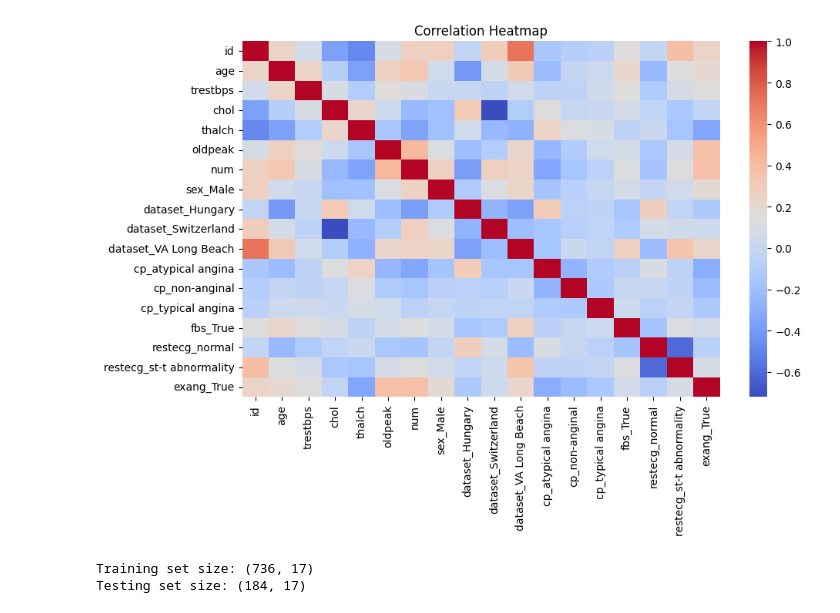
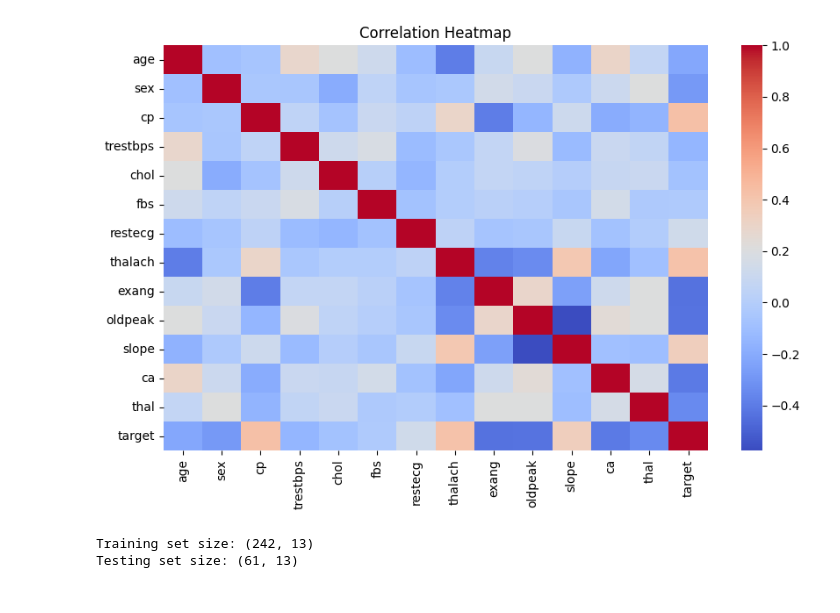
Before and after one commit to PES2UG23CS290/Predicting-Disease-Type-from-Clinical-Measurements, a Jupyter notebook: disease_pred.ipynb, the cells around one changed output. Drawn from its saved outputs; the diff is of its cells as text; code cells hidden in the pictures.

Commit message:
Updated model with new dataset

```diff
--- a/disease_pred.ipynb
+++ b/disease_pred.ipynb
@@ -21,11 +1,18 @@ dtype: int64
 # %%
-
+import pandas as pd
+import numpy as np
 import matplotlib.pyplot as plt
 import seaborn as sns
 
+from sklearn.preprocessing import StandardScaler
 from sklearn.linear_model import LogisticRegression
-from sklearn.preprocessing import StandardScaler
-from sklearn.model_selection import train_test_split,cross_val_score
+from sklearn.model_selection import train_test_split, cross_val_score
 from sklearn.metrics import precision_score, recall_score, f1_score
 from sklearn.metrics import accuracy_score, confusion_matrix, classification_report
 from sklearn.svm import SVC
+
+
+
+data=pd.read_csv("heart-disease-UCI.csv")
+print("data loaded")
+print(data.head())
@@ -41,0 +114,3 @@ Name: proportion, dtype: float64
+# %%
+data=data.dropna()
+print("\nShape after dropping missing rows:", data.shape)
@@ -42,20 +119,19 @@ Name: proportion, dtype: float64
 # %%
 
-# #  Feature Engineering
+# Feature Engineering
 
-# cat_cols = data.select_dtypes(include=['object']).columns
-# num_cols = data.select_dtypes(include=['int64', 'float64']).columns
+cat_cols = data.select_dtypes(include=['object']).columns
+num_cols = data.select_dtypes(include=['int64', 'float64']).columns
 
-# print("Categorical columns:", list(cat_cols))
-# print("Numerical columns:", list(num_cols))
+print("Categorical columns:", list(cat_cols))
+print("Numerical columns:", list(num_cols))
 
-# # Encode categorical features using one-hot encoding
-# df_encoded = pd.get_dummies(data, columns=cat_cols, drop_first=True)
+# Encode categorical features using one-hot encoding
+df_encoded = pd.get_dummies(data, columns=cat_cols, drop_first=True)
 
-# print("\nShape after encoding:", df_encoded.shape)
-# display(df_encoded.head())
+print("\nShape after encoding:", df_encoded.shape)
+display(df_encoded.head())
 
-# # Remove duplicates if any
-# df_encoded = df_encoded.drop_duplicates()
-data_encoded.shape
+# Remove duplicates if any
+df_encoded = df_encoded.drop_duplicates()
 # %% [output]
@@ -63,10 +148,10 @@ data_encoded.shape
 # %%
 
 #  Correlation Analysis
 
 plt.figure(figsize=(10,6))
-sns.heatmap(data_encoded.corr(), cmap='coolwarm', annot=False)
+sns.heatmap(df_encoded.corr(), cmap='coolwarm', annot=False)
 plt.title("Correlation Heatmap")
 plt.show()
 # %% [output]
-[figure, old version]
+[figure, new version]
@@ -83,13 +158,15 @@ X_scaled = scaler.fit_transform(X)
 # %%
-
+X = data.drop('target', axis=1)
+y = data['target']
+X = pd.get_dummies(X, drop_first=True)
 # Split dataset into training and testing (80-20 split)
 X_train, X_test, y_train, y_test = train_test_split(X, y, test_size=0.2, random_state=42)
 
 print("Training set size:", X_train.shape)
 print("Testing set size:", X_test.shape)
 # %% [output]
-Training set size: (736, 17)
-Testing set size: (184, 17)
+Training set size: (242, 13)
+Testing set size: (61, 13)
 # %%
 scaler = StandardScaler()
 X_train_scaled = scaler.fit_transform(X_train)
```
Also changed, not shown: parts of 16 cells of this notebook.
